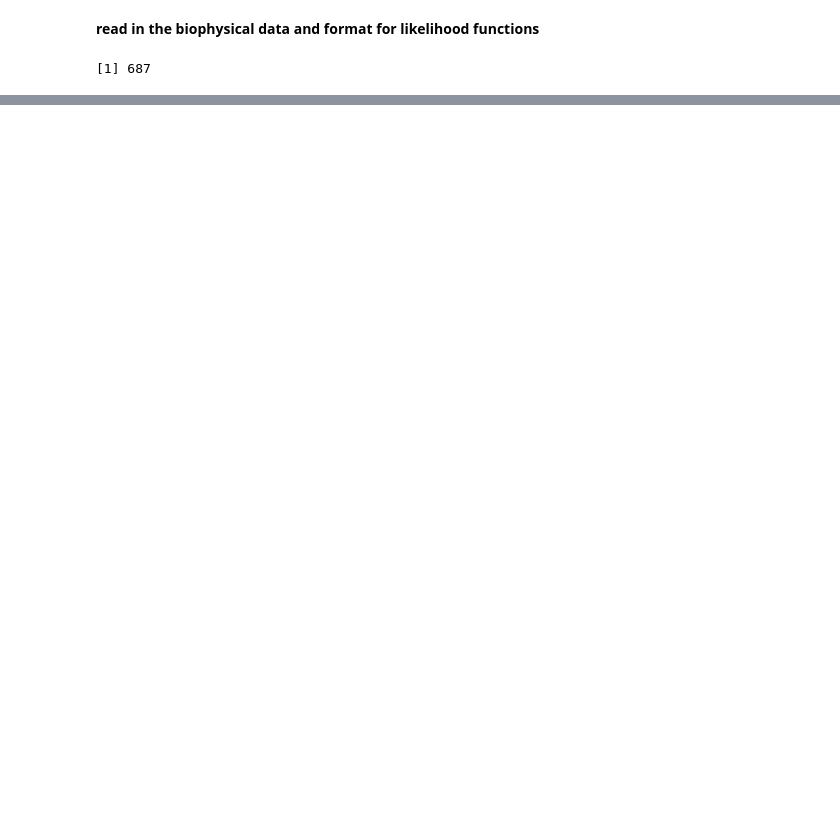
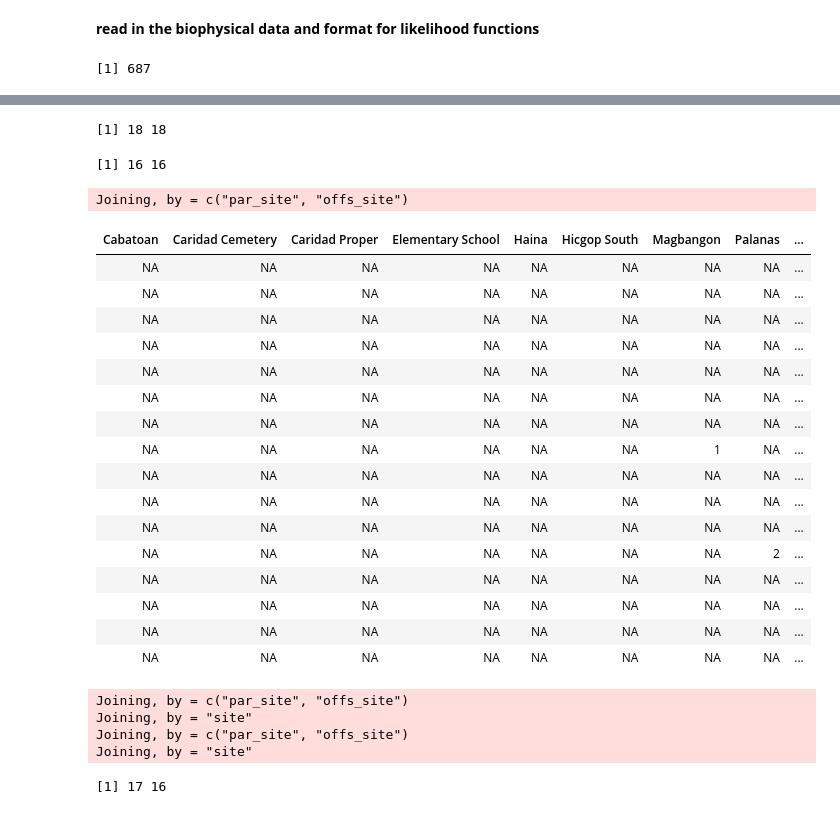
Before and after one commit to pinskylab/CamotesROMS, a Jupyter notebook: notebooks/bootstrap_data.ipynb, the cells around one changed output, grey strips where cells are left out. Drawn from its saved outputs; the diff is of its cells as text; code cells hidden in the pictures; blank space fills up the shorter version.

```diff
--- a/notebooks/bootstrap_data.ipynb
+++ b/notebooks/bootstrap_data.ipynb
@@ -539,0 +217,8 @@ fwrite(BootLikelihood, "~/oceanography/script_output/KernelFits/summary_tables/B
+# %%
+#add in sites that aren't represented in every year
+AddDestGen <- rbindlist(list(unique(cbind(SurveyData[year==2012 & prop_anem_samp >0 ][, .(offs_site=site)],
+                  SurveyData[year==2012 & prop_anem_samp >0 ][ , .(par_site=site)]), by=c("offs_site", "par_site"))[, year := 2012],  #what destinations were sampled, for use with unassigned table
+unique(cbind(SurveyData[year==2013 & prop_anem_samp >0 ][, .(offs_site=site)],
+                  SurveyData[year==2013 & prop_anem_samp >0 ][ , .(par_site=site)]), by=c("offs_site", "par_site"))[, year := 2013],
+unique(cbind(SurveyData[year==2014 & prop_anem_samp >0 ][, .(offs_site=site)],
+                  SurveyData[year==2014 & prop_anem_samp >0 ][ , .(par_site=site)]), by=c("offs_site", "par_site"))[, year := 2014]))
@@ -539,0 +808,47 @@ fwrite(BootLikelihood, "~/oceanography/script_output/KernelFits/summary_tables/B
+# %%
+dim(Data_par2012_bio2012$BioPhysMat)
+dim(Data_par2012_bio2012$Assignments)
+# %% [output]
+[1] 18 18
+[1] 16 16
+# %%
+as.matrix(dcast(full_join(AllRecruitsGenWithMonsoon[monsoon=="SWM" & matched_offs=="Y", .N, by=c("par_site", "offs_site")], AddDestGen[year==2014, -"year"])[order(par_site, offs_site)], par_site ~ offs_site, value.var="N")[, -"par_site"])
+# %% [output]
+Joining, by = c("par_site", "offs_site")
+| Cabatoan | Caridad Cemetery | Caridad Proper | Elementary School | Haina | Hicgop South | Magbangon | Palanas | ... |
+| NA | NA | NA | NA | NA | NA | NA | NA | ... |
+| NA | NA | NA | NA | NA | NA | NA | NA | ... |
+| NA | NA | NA | NA | NA | NA | NA | NA | ... |
+| NA | NA | NA | NA | NA | NA | NA | NA | ... |
+| NA | NA | NA | NA | NA | NA | NA | NA | ... |
+| NA | NA | NA | NA | NA | NA | NA | NA | ... |
+| NA | NA | NA | NA | NA | NA | NA | NA | ... |
+| NA | NA | NA | NA | NA | NA | 1 | NA | ... |
+| NA | NA | NA | NA | NA | NA | NA | NA | ... |
+| NA | NA | NA | NA | NA | NA | NA | NA | ... |
+| NA | NA | NA | NA | NA | NA | NA | NA | ... |
+| NA | NA | NA | NA | NA | NA | NA | 2 | ... |
+| NA | NA | NA | NA | NA | NA | NA | NA | ... |
+| NA | NA | NA | NA | NA | NA | NA | NA | ... |
+| NA | NA | NA | NA | NA | NA | NA | NA | ... |
+| NA | NA | NA | NA | NA | NA | NA | NA | ... |
+# %%
+#for monsoon seasons
+GenMatSWM <- rbind(as.matrix(dcast(full_join(AllRecruitsGenWithMonsoon[monsoon=="SWM" & matched_offs=="Y", .N, by=c("par_site", "offs_site")], AddDestGen[year==2014, -"year"])[order(par_site, offs_site)], par_site ~ offs_site, value.var="N")[, -"par_site"]),  #[is.na(N), N :=0]
+t(as.matrix(full_join(AllRecruitsGenWithMonsoon[monsoon=="SWM" & matched_offs=="N", .N, by=site][order(site)], AddDestGen[year==2014, .(site=offs_site)])[, -"site"])))
+
+GenMatSWM[is.na(GenMatSWM)] <- 0
+
+GenMatNEM <- rbind(as.matrix(dcast(full_join(AllRecruitsGenWithMonsoon[monsoon=="NEM" & matched_offs=="Y", .N, by=c("par_site", "offs_site")], AddDestGen[year==2014, -"year"])[order(par_site, offs_site)], par_site ~ offs_site, value.var="N")[, -"par_site"]),  #[is.na(N), N :=0]
+t(as.matrix(full_join(AllRecruitsGenWithMonsoon[monsoon=="NEM" & matched_offs=="N", .N, by=site][order(site)], AddDestGen[year==2014, .(site=offs_site)])[, -"site"])))
+
+GenMatNEM[is.na(GenMatNEM)] <- 0
+# %% [output]
+Joining, by = c("par_site", "offs_site")
+Joining, by = "site"
+Joining, by = c("par_site", "offs_site")
+Joining, by = "site"
+# %%
+dim(GenMatNEM)
+# %% [output]
+[1] 17 16
```
Also changed, not shown: parts of 19 cells of this notebook, 3 other files.
